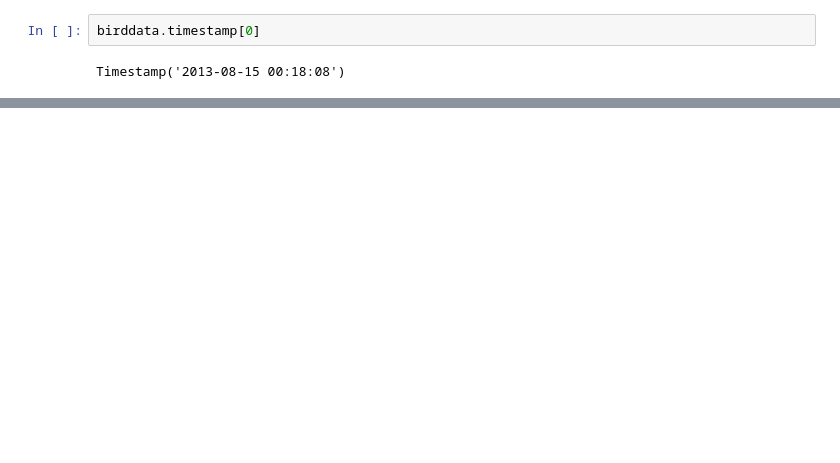
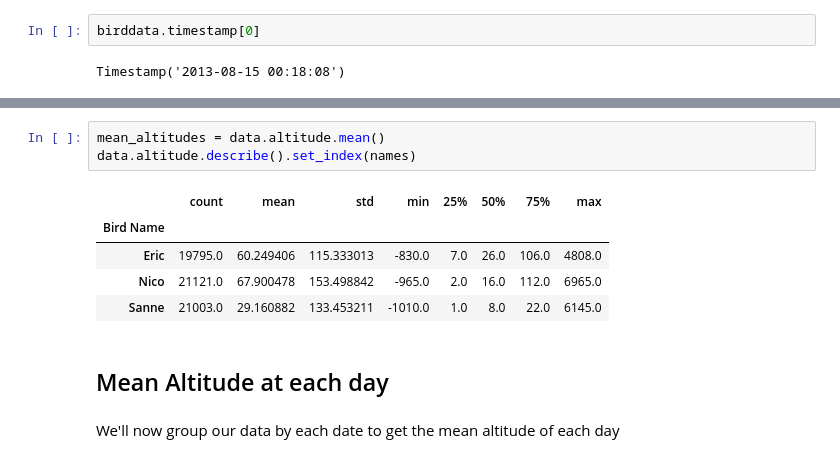
Before and after one commit to ashudva/Case_Studies, a Jupyter notebook: Bird Migration/bird_migration.ipynb, the cells around one changed output, grey strips where cells are left out. Saved outputs shown, nothing was run; the diff lists cells and outputs as text; blank space fills up the shorter version.

```diff
--- a/Bird Migration/bird_migration.ipynb
+++ b/Bird Migration/bird_migration.ipynb
@@ -218,0 +312,13 @@ Timestamp('2013-08-15 00:18:08')
+# %%
+mean_altitudes = data.altitude.mean()
+data.altitude.describe().set_index(names)
+# %% [output]
+|  | count | mean | std | min | 25% | 50% | 75% | max |
+| Bird Name |  |  |  |  |  |  |  |  |
+| Eric | 19795.0 | 60.249406 | 115.333013 | -830.0 | 7.0 | 26.0 | 106.0 | 4808.0 |
+| Nico | 21121.0 | 67.900478 | 153.498842 | -965.0 | 2.0 | 16.0 | 112.0 | 6965.0 |
+| Sanne | 21003.0 | 29.160882 | 133.453211 | -1010.0 | 1.0 | 8.0 | 22.0 | 6145.0 |
+# %% [markdown]
+## Mean Altitude at each day
+# %% [markdown]
+We'll now group our data by each date to get the mean altitude of each day
```
Also changed, not shown: parts of 18 cells of this notebook, 7 other files.
